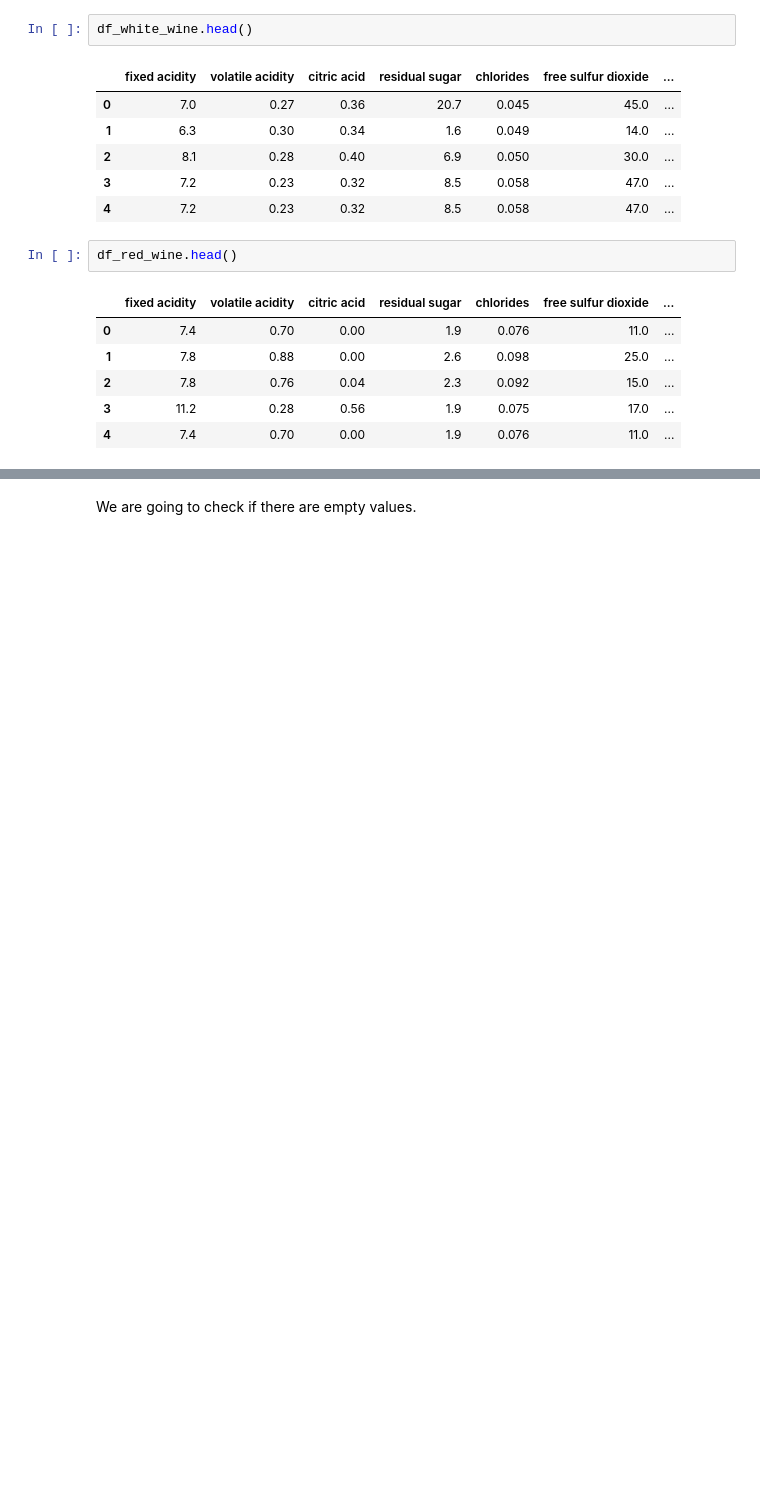
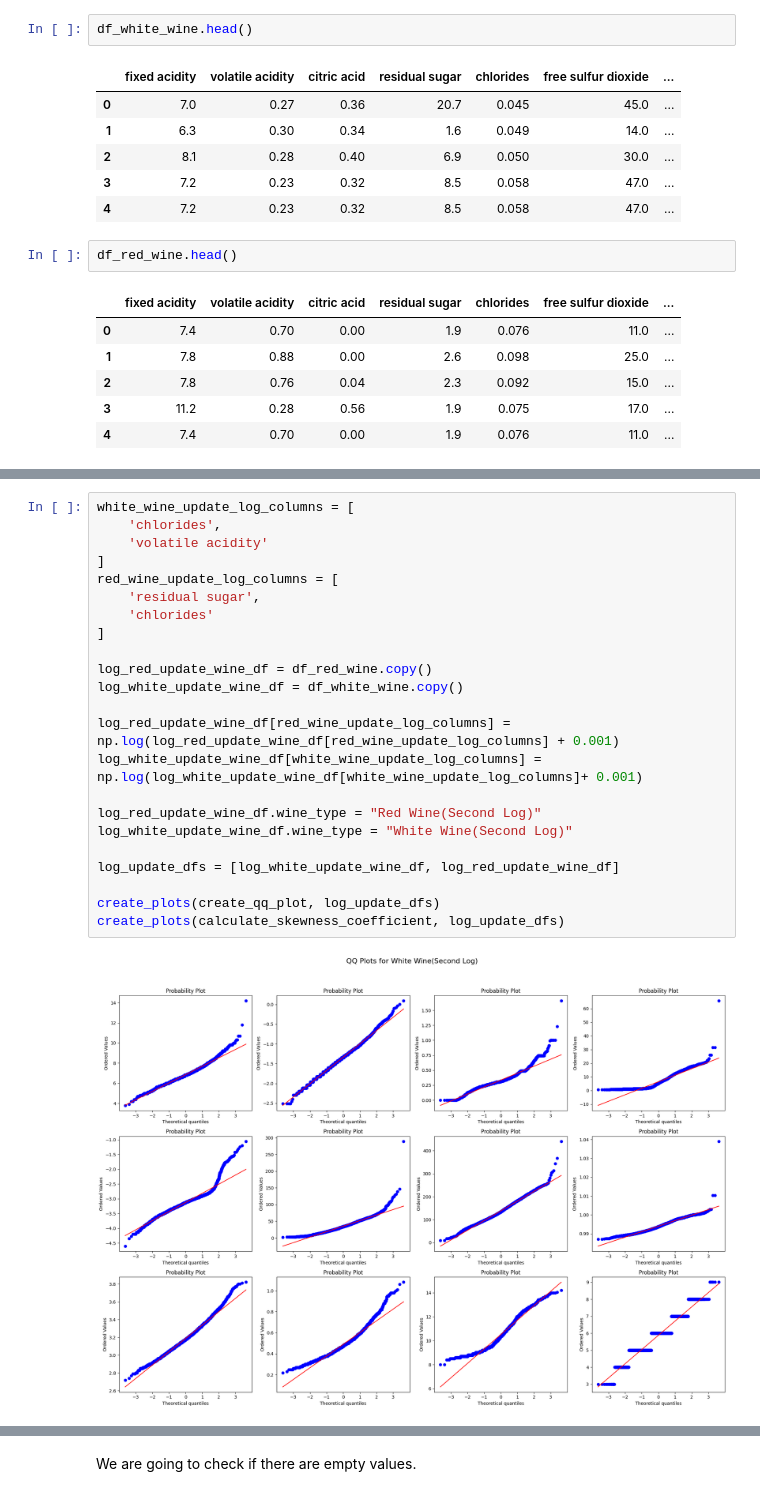
Before and after one commit to ZofiaSamsel/Wine_quality, a Jupyter notebook: main.ipynb, the cells around one changed output, grey strips where cells are left out. Saved outputs shown, nothing was run; the diff lists cells and outputs as text; blank space fills up the shorter version.

```diff
--- a/main.ipynb
+++ b/main.ipynb
@@ -106,0 +273,25 @@ df_red_wine.head()
+# %%
+white_wine_update_log_columns = [
+    'chlorides',
+    'volatile acidity'
+]
+red_wine_update_log_columns = [
+    'residual sugar',
+    'chlorides'
+]
+
+log_red_update_wine_df = df_red_wine.copy()
+log_white_update_wine_df = df_white_wine.copy()
+
+log_red_update_wine_df[red_wine_update_log_columns] = np.log(log_red_update_wine_df[red_wine_update_log_columns] + 0.001)
+log_white_update_wine_df[white_wine_update_log_columns] = np.log(log_white_update_wine_df[white_wine_update_log_columns]+ 0.001)
+
+log_red_update_wine_df.wine_type = "Red Wine(Second Log)"
+log_white_update_wine_df.wine_type = "White Wine(Second Log)"
+
+log_update_dfs = [log_white_update_wine_df, log_red_update_wine_df]
+
+create_plots(create_qq_plot, log_update_dfs)
+create_plots(calculate_skewness_coefficient, log_update_dfs)
+# %% [output]
+[figure, added]
```
Also changed, not shown: parts of 59 cells of this notebook.
